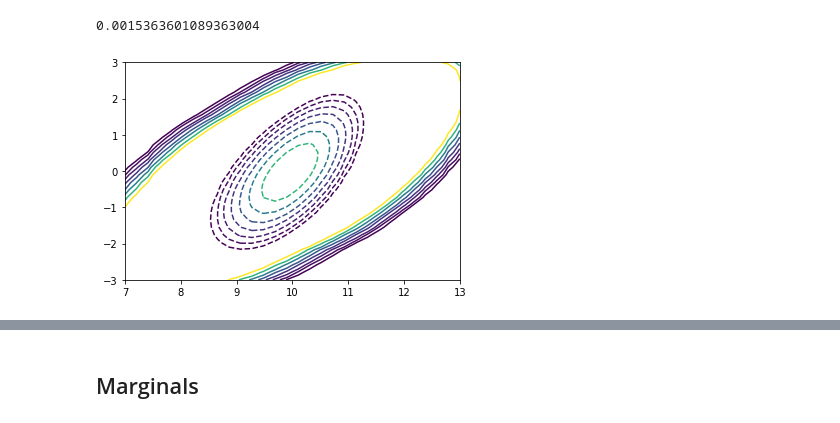
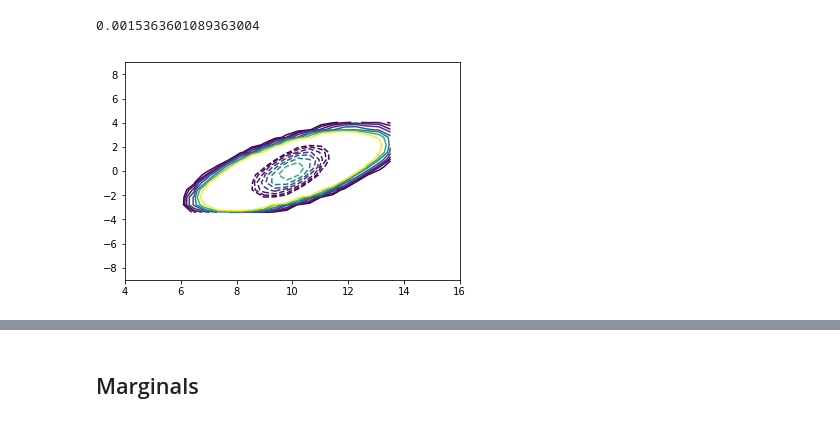
Before and after one commit to kskyten/elfi-notebooks, a Jupyter notebook: gaussian_copula.ipynb, the cells around one changed output, grey strips where cells are left out. Cells and saved outputs as stored; diff of their text form; code cells hidden in the pictures.

```diff
--- a/gaussian_copula.ipynb
+++ b/gaussian_copula.ipynb
@@ -152,9 +152,9 @@ The `estimate` function combines all the previous steps to produce a meta-Gaussi
 # %%
 informative_indices = {0: 0, 1: {0, 1}}
-posterior = cop.estimate(informative_indices, summary=m['summary'],
-                         parameter='mu',
-                         sampler_factory=Rejection(batch_size=1000),
-                         n_samples=10000, quantile=0.01)
+posterior = cop.copula_abc(informative_indices, summary=m['summary'],
+                           parameter='mu',
+                           sampler_factory=Rejection(batch_size=1000),
+                           n_samples=10000, quantile=0.01)
 # %%
 from elfi.visualization.visualization import compare, overlay
 from elfi.utils import tabulate
@@ -197,12 +195,12 @@ over
 # %%
 levels = np.logspace(np.log(0.0001), np.log(MAP), 8, base=np.e)
 
-t1 = np.linspace(7, 13, 30)
-t2 = np.linspace(-3, 3, 30)
+t1 = np.linspace(4, 16, 30)
+t2 = np.linspace(-9, 9, 30)
 overlay({posterior.pdf: {'levels': levels},
          mposterior: {'linestyles': 'dashed', 'levels': levels}}, t1, t2)
 # %% [output]
-[figure, old version]
+[figure, new version]
 # %%
 # t1 = np.linspace(6, 13, 30)
 # t2 = np.linspace(-8, 8, 30)
```
Also changed, not shown: parts of 8 cells of this notebook.
